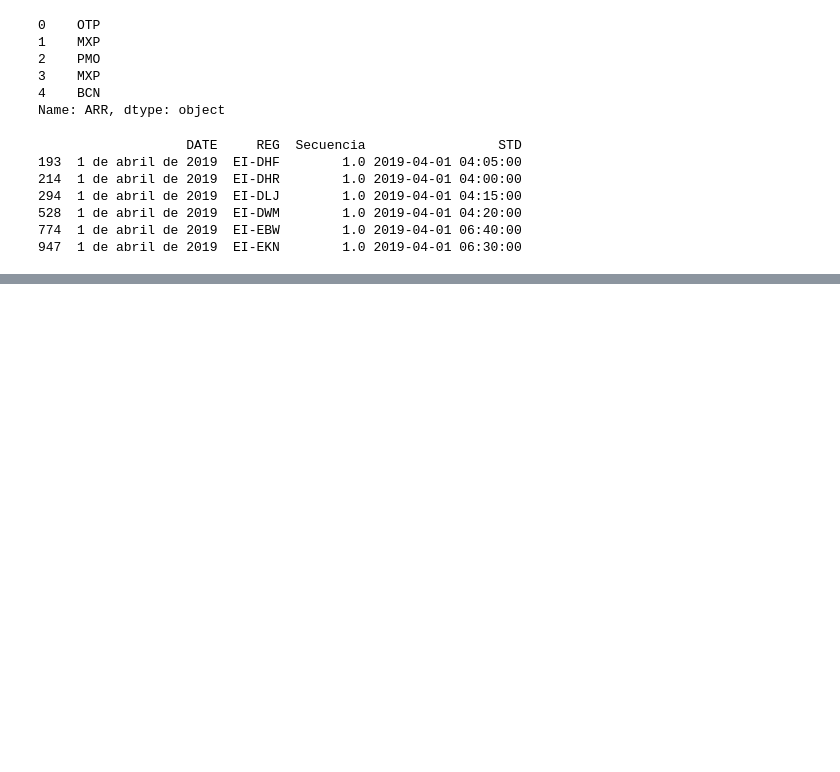
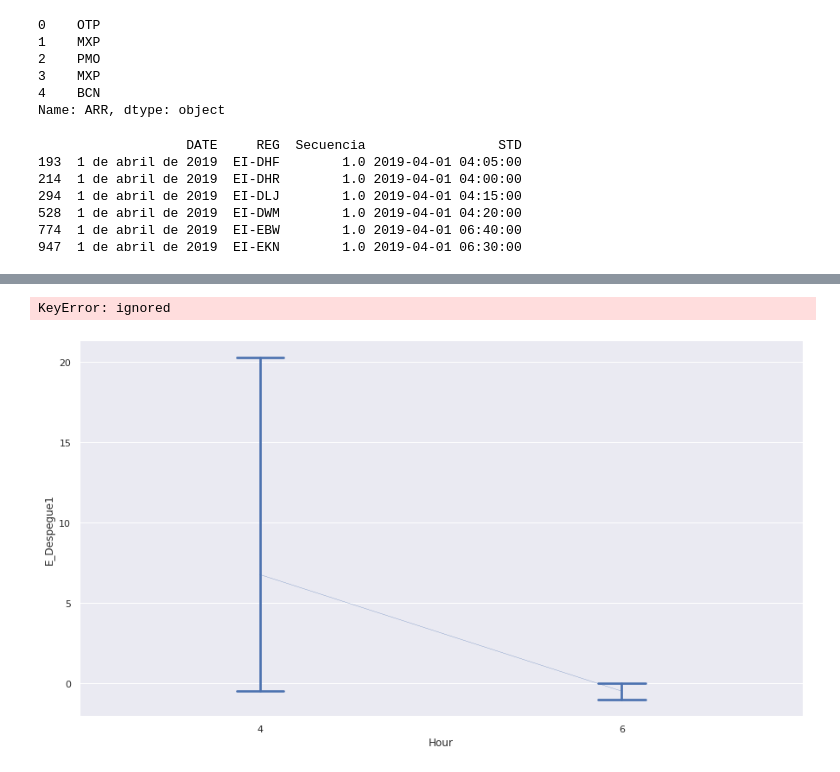
Before and after one commit to JMML2021/Entrega-projecte-final, a Jupyter notebook: Calculo_Ryainair2019ipynb.ipynb, the cells around one changed output, grey strips where cells are left out. Saved outputs shown, nothing was run; the diff lists cells and outputs as text; code cells hidden in the pictures; blank space fills up the shorter version.

```diff
--- a/Calculo_Ryainair2019ipynb.ipynb
+++ b/Calculo_Ryainair2019ipynb.ipynb
@@ -251,22 +256,25 @@ p.set_xlabel("Error (minuts)", fontsize = 20)
 # %%
 # Intervalos de Confianza por aeropuerto
 
 sns.set_theme(style="darkgrid")
 #tips = sns.df1("tips")
 sns.set(rc = {'figure.figsize':(15,8)})
 # Tamaño de la imagen
-ax = sns.pointplot(x='Hour', y = "E_Despegue", data= df2, scale=.1, kind = "point", capsize=0.13)
+ax = sns.pointplot(x='Hour', y = "E_Despegue1", data= df2, scale=.1, kind = "point", capsize=0.13)
 
 puntualidadBCN = round((df2['E_Despegue'].mean()),2)#
 
 ax.axhline(puntualidadBCN, color="red", linestyle = '--', label="ooas")       # Linea 0 verde
 ax.axhline(0, color="green", linestyle = '--')
 
 
 textoBCN = "BCN puntualitat mitja"+ str(puntualidadBCN) + ' minut.'
 ax.text(puntualidadBCN ,puntualidadBCN , textoBCN, backgroundcolor='w')
 
 ax.set_title('Puntualitat enlairament per hora del dia:', fontsize = 24, color= 'green')
+# %% [output]
+KeyError: ignored
+[figure, added]
 # %%
 df1
 # %%
```
Also changed, not shown: parts of 7 cells of this notebook.
